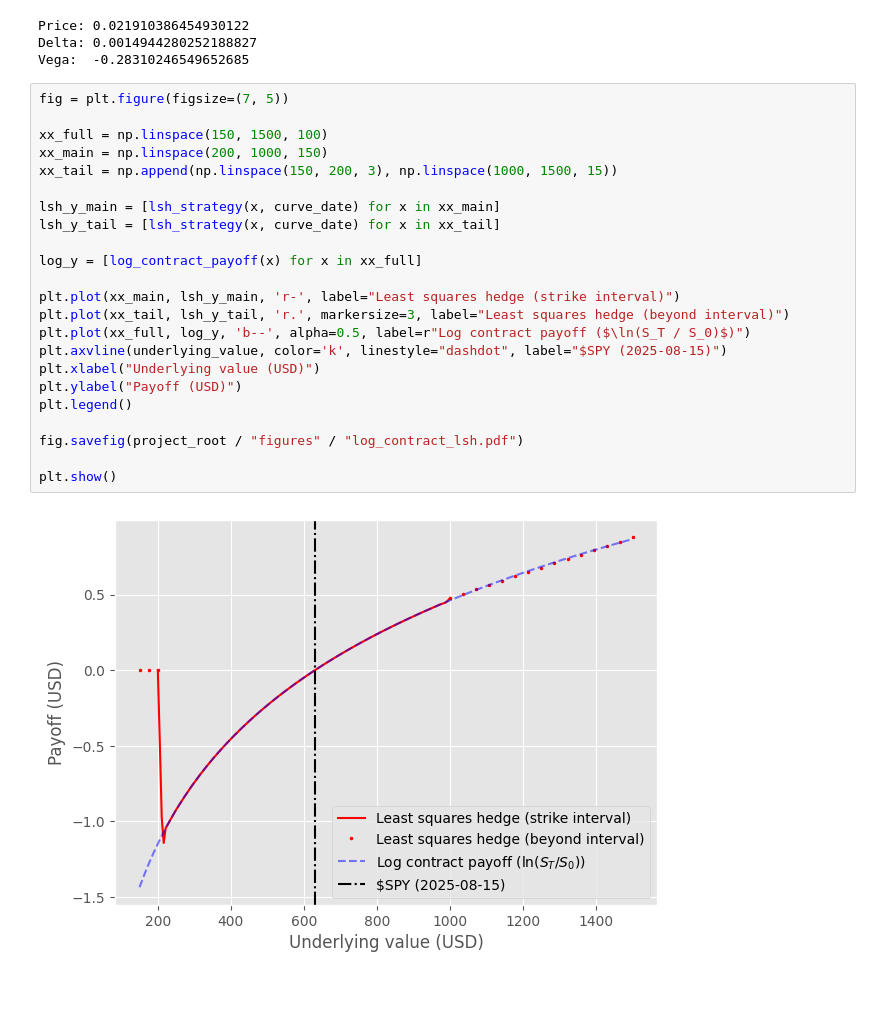
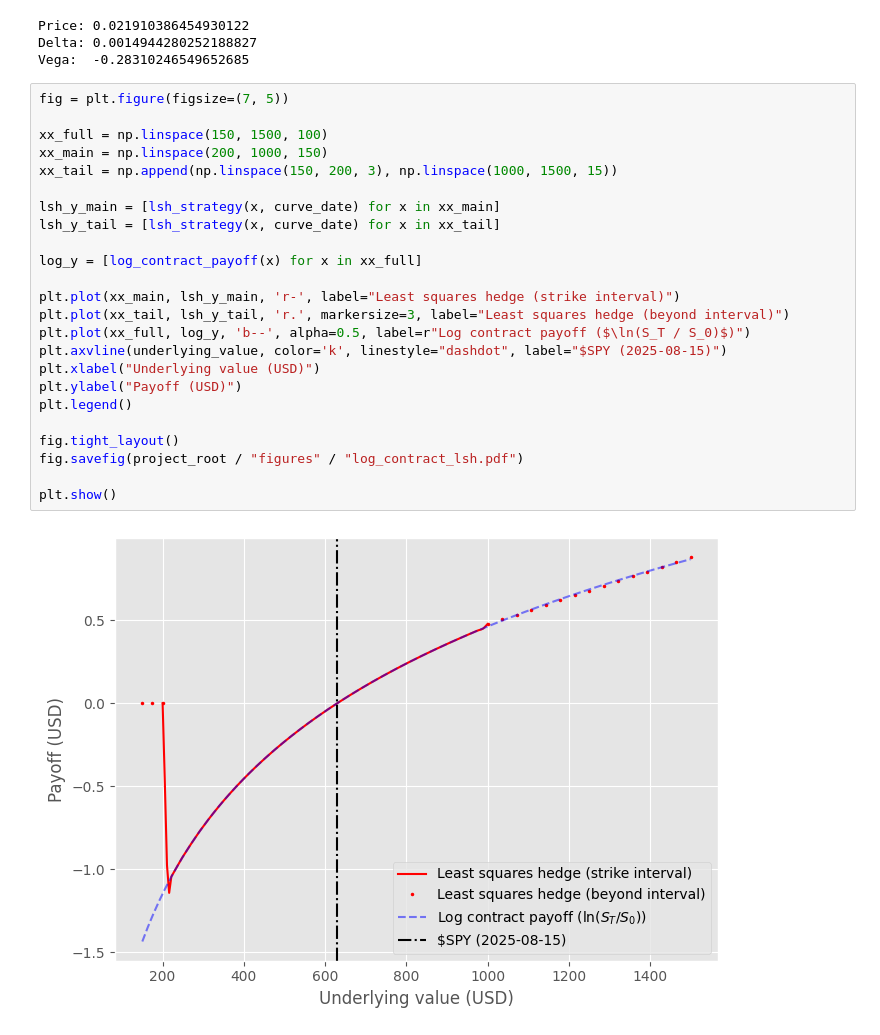
Before and after one commit to krantamaki/least_squares_hedge, a Jupyter notebook: examples/log_contract/log_contract.ipynb, the cells around one changed output. Saved outputs shown, nothing was run; the diff lists cells and outputs as text; blank space fills up the shorter version.

```diff
--- a/examples/log_contract/log_contract.ipynb
+++ b/examples/log_contract/log_contract.ipynb
@@ -158,25 +162,26 @@ Vega:  -0.28310246549652685
 # %%
 fig = plt.figure(figsize=(7, 5))
 
 xx_full = np.linspace(150, 1500, 100)
 xx_main = np.linspace(200, 1000, 150)
 xx_tail = np.append(np.linspace(150, 200, 3), np.linspace(1000, 1500, 15))
 
 lsh_y_main = [lsh_strategy(x, curve_date) for x in xx_main]
 lsh_y_tail = [lsh_strategy(x, curve_date) for x in xx_tail]
 
 log_y = [log_contract_payoff(x) for x in xx_full]
 
 plt.plot(xx_main, lsh_y_main, 'r-', label="Least squares hedge (strike interval)")
 plt.plot(xx_tail, lsh_y_tail, 'r.', markersize=3, label="Least squares hedge (beyond interval)")
 plt.plot(xx_full, log_y, 'b--', alpha=0.5, label=r"Log contract payoff ($\ln(S_T / S_0)$)")
 plt.axvline(underlying_value, color='k', linestyle="dashdot", label="$SPY (2025-08-15)")
 plt.xlabel("Underlying value (USD)")
 plt.ylabel("Payoff (USD)")
 plt.legend()
 
+fig.tight_layout()
 fig.savefig(project_root / "figures" / "log_contract_lsh.pdf")
 
 plt.show()
 # %% [output]
-[figure, old version]
+[figure, new version]
```
Also changed, not shown: parts of 2 cells of this notebook, 11 other files.
